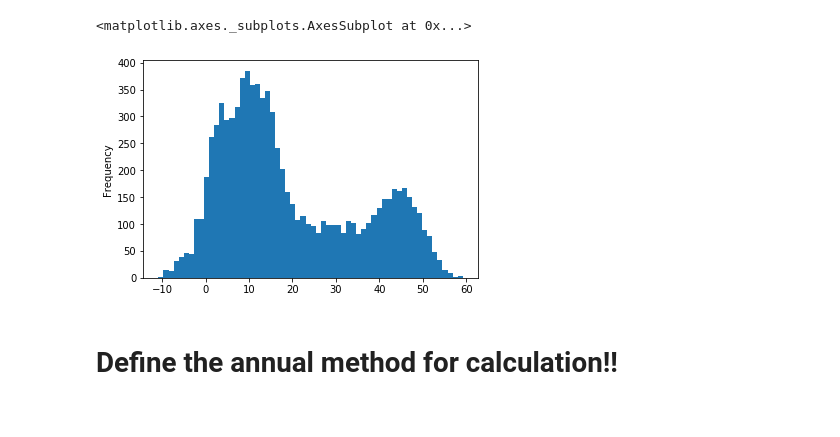
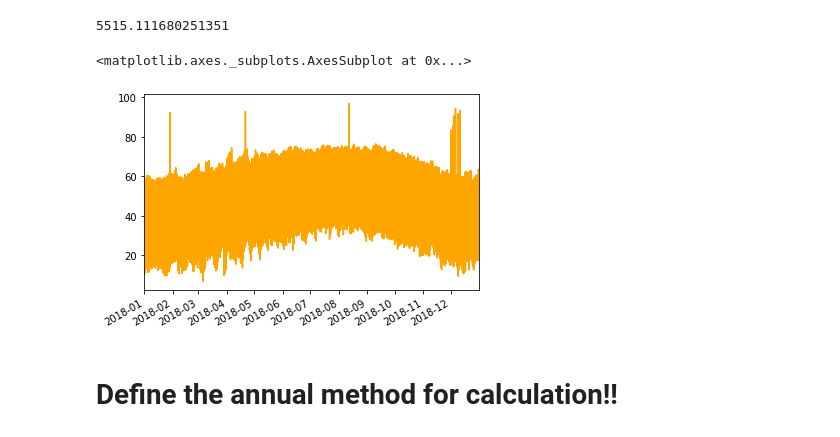
Before and after one commit to cycle13/climate, a Jupyter notebook: test.ipynb, the cells around one changed output. Saved outputs shown, nothing was run; the diff lists cells and outputs as text; code cells hidden in the pictures.

```diff
--- a/test.ipynb
+++ b/test.ipynb
@@ -165,8 +294,15 @@ mean_radiant_temperature = np.power(((atmospheric_sky_radiation + atmospheric_so
+# %%
+pd.Series(index=weather.index, data=weather.diffuse_sky_matrix.sum(axis=1))["2018-01-29"].sum()#.plot()#.plot()
+# %% [output]
+5515.111680251351
 # %%
-mean_radiant_temperature.plot(kind="hist", bins=60)
+
+
+mean_radiant_temperature.plot(c="orange")
+# mean_radiant_temperature.plot(kind="hist", bins=60)
 # %% [output]
 <matplotlib.axes._subplots.AxesSubplot at 0x...>
-[figure, old version]
+[figure, new version]
 # %% [markdown]
 # Define the annual method for calculation!!
 # %% [markdown]
```
Also changed, not shown: parts of 11 cells of this notebook, 10 other files.
